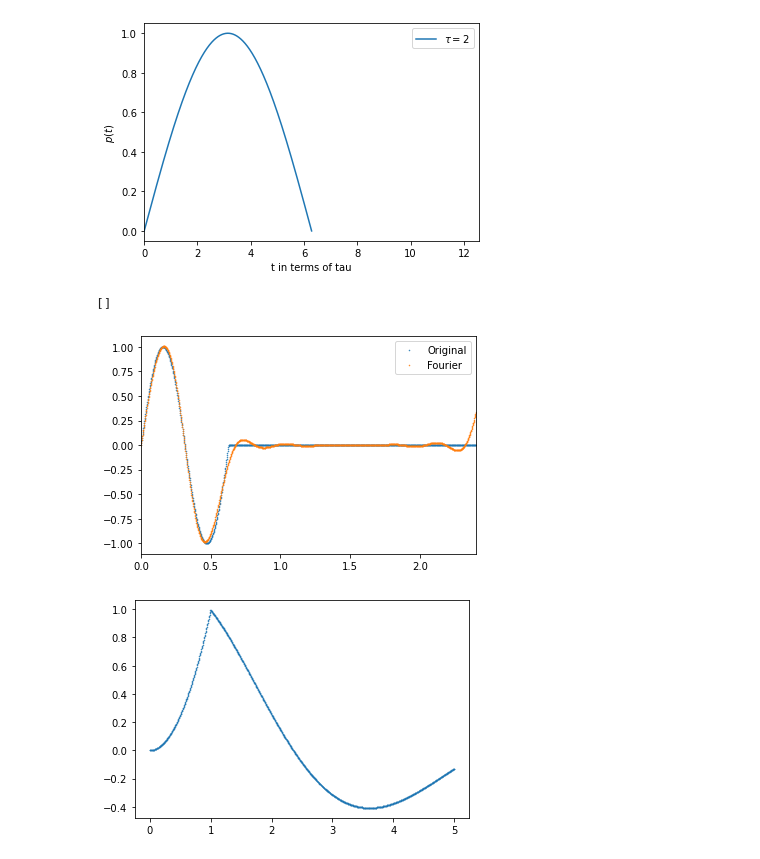
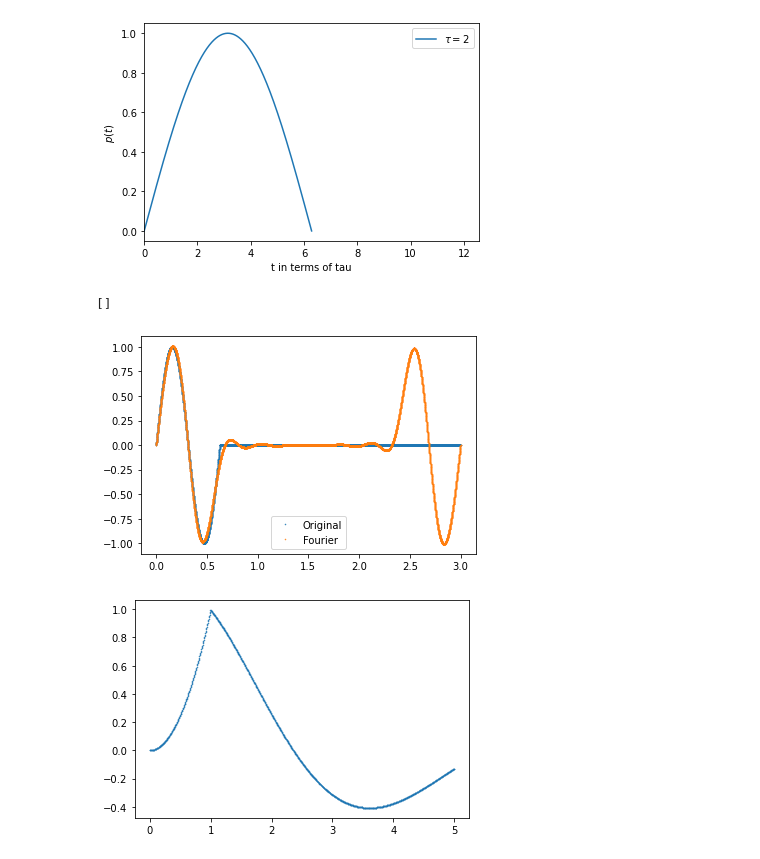
Before and after one commit to thesombady/Fysb21, a Jupyter notebook: Handin1.ipynb, the cells around one changed output. Drawn from its saved outputs; the diff is of its cells as text; code cells hidden in the pictures.

```diff
--- a/Handin1.ipynb
+++ b/Handin1.ipynb
@@ -53,11 +53,13 @@ plt.show()
 [figure]
 # %%
 List = []
+import matplotlib.pyplot as plt
+import numpy as np
 
 ylist = 0
 T = 3
 tau = T/30
-x1 = np.linspace(0,2*np.pi*T, 10000)
+x1 = np.linspace(0,T, 10000)
 x2 = np.linspace(2*np.pi, 1, 10000)
 def y1(x):
     ylist = []
@@ -75,12 +77,11 @@ for i in range(10):
 # %%
 plt.plot(x1,y1(x1),'.', markersize = 1, label = "Original")
 plt.plot(x1,ylist,'.', markersize = 1, label = "Fourier")
 plt.legend()
-plt.xlim(0,2.4)
 plt.plot()
 # %% [output]
 []
-[figure, old version]
+[figure, new version]
 # %%
 x = np.linspace(0,5,1000)
 def xlist(x):
```
Also changed, not shown: 1 other file.
